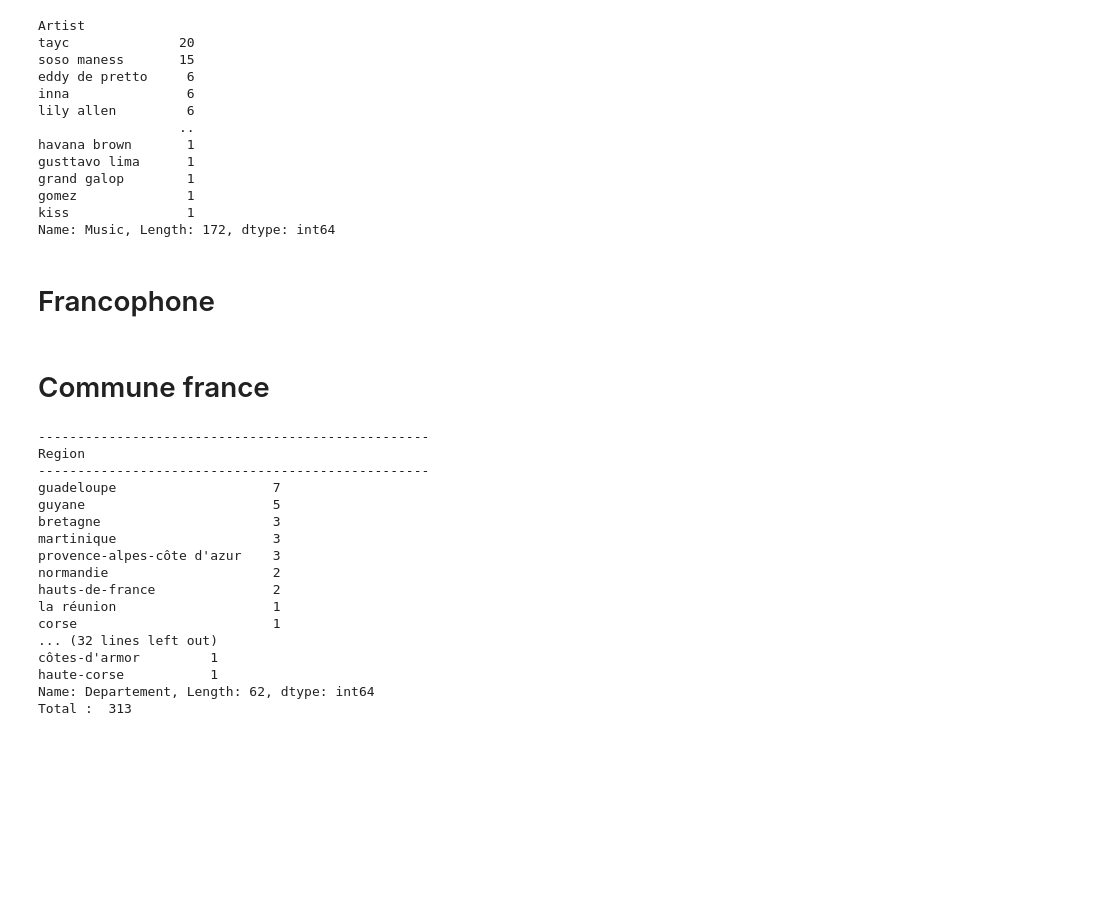
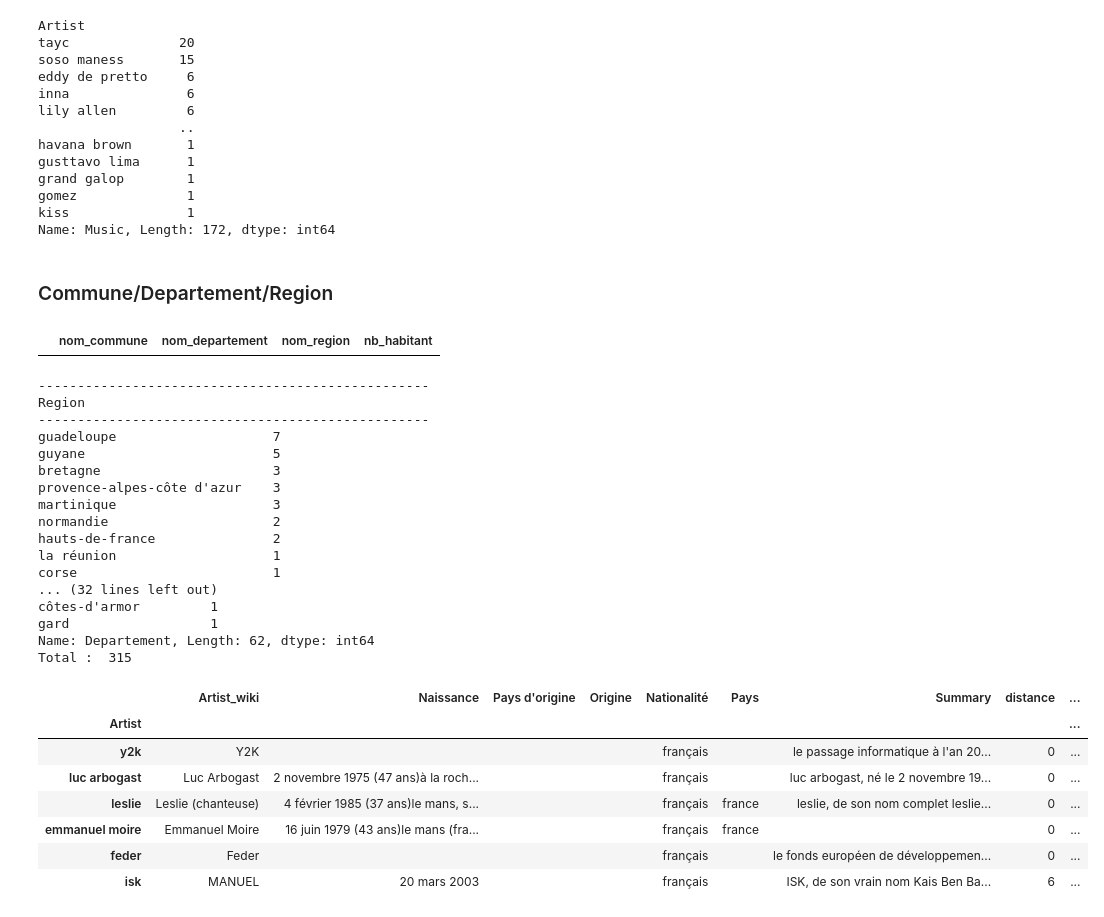
Before and after one commit to StundFR/PFE-Music-Analysis, a Jupyter notebook: stats.ipynb, the cells around one changed output. Saved outputs shown, nothing was run; the diff lists cells and outputs as text; code cells hidden in the pictures; blank space fills up the shorter version.

Commit message:
Ajout des départements/region/commune

```diff
--- a/stats.ipynb
+++ b/stats.ipynb
@@ -261,10 +263,8 @@ grand galop        1
 gomez              1
 kiss               1
 Name: Music, Length: 172, dtype: int64
-# %% [markdown]
-# Francophone
 # %% [markdown]
-# Commune france
+### Commune/Departement/Region
 # %%
 region = pd.read_csv("../france/departements-france.csv")
 departement = pd.read_csv("../france/departements-france.csv")
@@ -275,3 +290,7 @@ commune["nb_habitant"] = commune["nb_habitant"].astype("int")
+# %%
+commune[commune["nom_commune"].str.contains(r" mans ")]
+# %% [output]
+|  | nom_commune | nom_departement | nom_region | nb_habitant |
 # %%
 def get_localisation(row, localisation):
     for r in localisation:
@@ -283,7 +302,7 @@ def get_localisation(row, localisation):
 # %%
 artist["Region"] = artist.apply(lambda x: get_localisation(x, region["nom_region"]), axis=1)
 # %%
-artist["Commune"] = artist.apply(lambda x: get_localisation(x, commune[commune["nb_habitant"] > 2000]["Ville"]), axis=1)
+artist["Commune"] = artist.apply(lambda x: get_localisation(x, commune[commune["nb_habitant"] > 2000]["nom_commune"]), axis=1)
 # %%
 artist["Departement"] = artist.apply(lambda x: get_localisation(x, departement["nom_departement"]), axis=1)
 # %%
@@ -291,7 +310,7 @@ for col in ["Region", "Commune", "Departement"]:
     print("-"*50)
     print(col)
     print("-"*50)
-    print(artist[col].value_counts()[1:])
+    print(artist[col].value_counts().drop(index=[MISSING]))
     print("Total : ", artist[col].value_counts()[1:].sum())
 # %% [output]
 --------------------------------------------------
@@ -300,17 +319,17 @@ Region
 guadeloupe                    7
 guyane                        5
 bretagne                      3
+provence-alpes-côte d'azur    3
 martinique                    3
-provence-alpes-côte d'azur    3
 normandie                     2
 hauts-de-france               2
 la réunion                    1
 corse                         1
 ... (32 lines left out)
 côtes-d'armor         1
-haute-corse           1
+gard                  1
 Name: Departement, Length: 62, dtype: int64
-Total :  313
+Total :  315
 # %%
 artist["No localisation"] = (
     (artist["Region"] == MISSING) &
@@ -321,0 +339,23 @@ artist.to_csv("../test_localisation.csv", encoding="utf-8-sig")
+# %%
+# Les artistes pour qui ont a trouvé une commune/departement/region on leur donne la nationalité française
+artist.loc[(artist["Nationalité"] == MISSING) & (~artist["No localisation"]), "Nationalité"] = "français"
+# %%
+def commune_to_departement(x : str):
+    value = commune.loc[commune["nom_commune"] == x, "nom_departement"].values
+    if len(value) > 0:
+        return value[0]
+    else:
+        return MISSING
+# %%
+artist.loc[(artist["Commune"] != MISSING) & (artist["Departement"] == MISSING), "Departement"] = artist.loc[(artist["Commune"] != MISSING) & (artist["Departement"] == MISSING), "Commune"].apply(commune_to_departement)
+# %%
+artist[(artist["Commune"] != MISSING) & (artist["Departement"] == MISSING)]
+# %% [output]
+|  | Artist_wiki | Naissance | Pays d'origine | Origine | Nationalité | Pays | Summary | distance | ... |
+| Artist |  |  |  |  |  |  |  |  | ... |
+| y2k | Y2K |  |  |  | français |  | le passage informatique à l'an 20... | 0 | ... |
+| luc arbogast | Luc Arbogast | 2 novembre 1975 (47 ans)à la roch... |  |  | français |  | luc arbogast, né le 2 novembre 19... | 0 | ... |
+| leslie | Leslie (chanteuse) | 4 février 1985 (37 ans)le mans, s... |  |  | français | france | leslie, de son nom complet leslie... | 0 | ... |
+| emmanuel moire | Emmanuel Moire | 16 juin 1979 (43 ans)le mans (fra... |  |  | français | france |  | 0 | ... |
+| feder | Feder |  |  |  | français |  | le fonds européen de développemen... | 0 | ... |
+| isk | MANUEL | 20 mars 2003 |  |  | français |  | ISK, de son vrain nom Kais Ben Ba... | 6 | ... |
```
Also changed, not shown: parts of 8 cells of this notebook.
